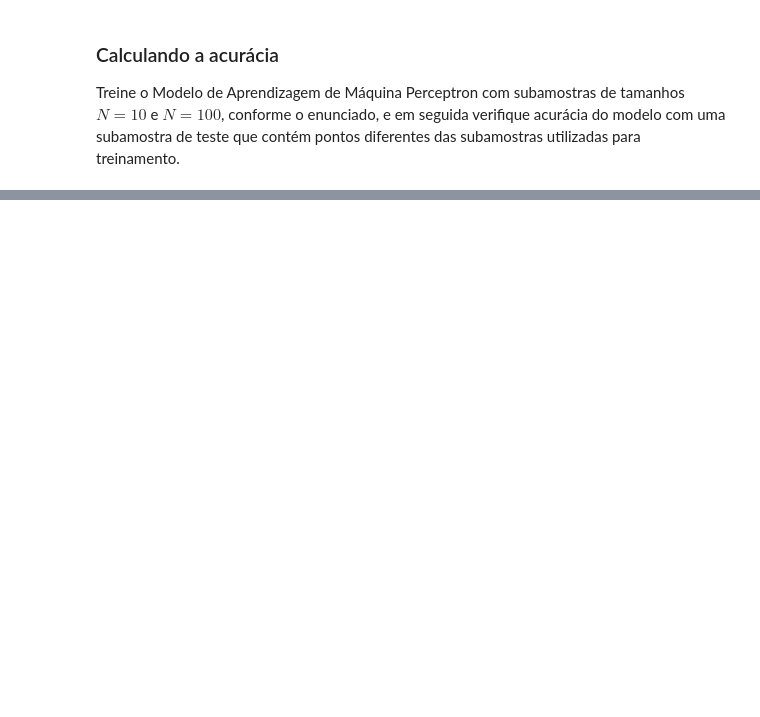
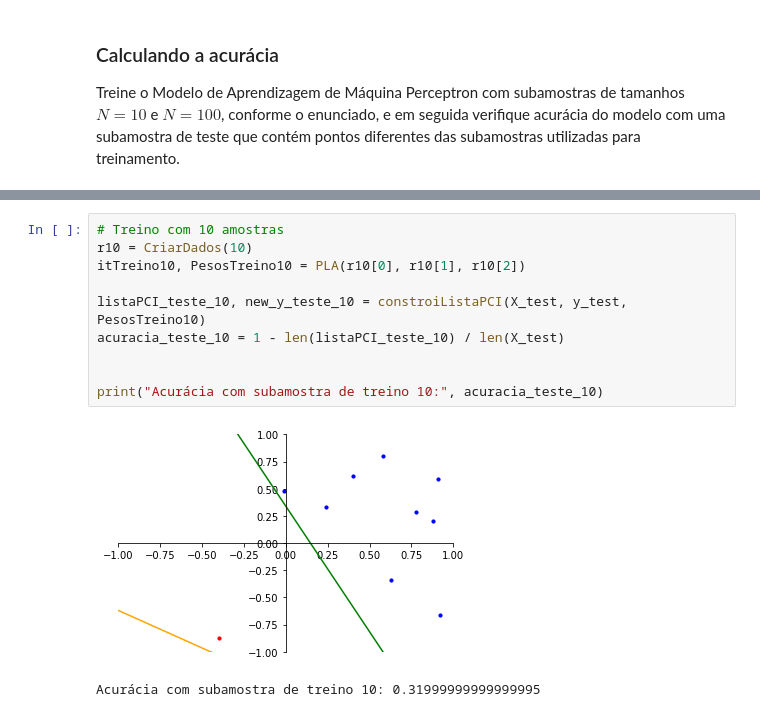
Before and after one commit to JoseAugusto011/MachineLearning, a Jupyter notebook: Pratica___PLA.ipynb, the cells around one changed output, grey strips where cells are left out. Drawn from its saved outputs; the diff is of its cells as text; blank space fills up the shorter version.

```diff
--- a/Pratica___PLA.ipynb
+++ b/Pratica___PLA.ipynb
@@ -220,0 +279,13 @@ Treine o Modelo de Aprendizagem de Máquina Perceptron com subamostras de tamanh
+# %%
+# Treino com 10 amostras
+r10 = CriarDados(10)
+itTreino10, PesosTreino10 = PLA(r10[0], r10[1], r10[2])
+
+listaPCI_teste_10, new_y_teste_10 = constroiListaPCI(X_test, y_test, PesosTreino10)
+acuracia_teste_10 = 1 - len(listaPCI_teste_10) / len(X_test)
+
+
+print("Acurácia com subamostra de treino 10:", acuracia_teste_10)
+# %% [output]
+[figure, added]
+Acurácia com subamostra de treino 10: 0.31999999999999995
```
Also changed, not shown: parts of 10 cells of this notebook.
